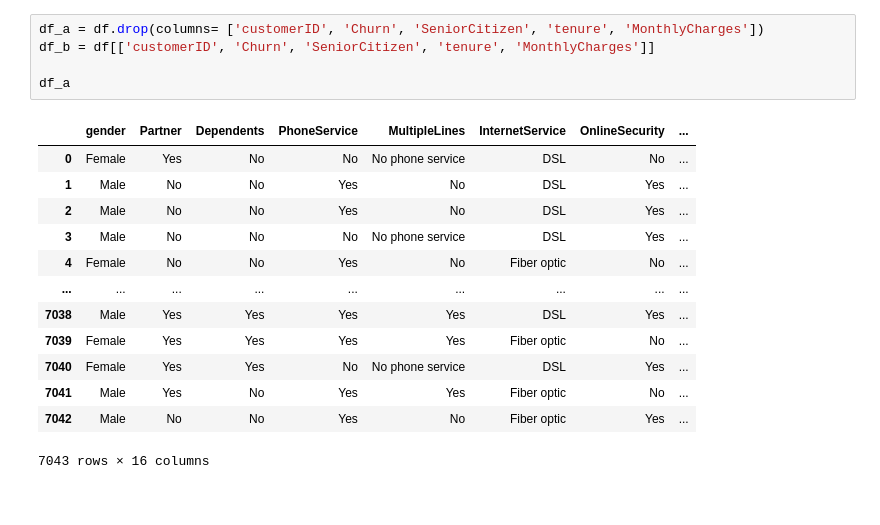
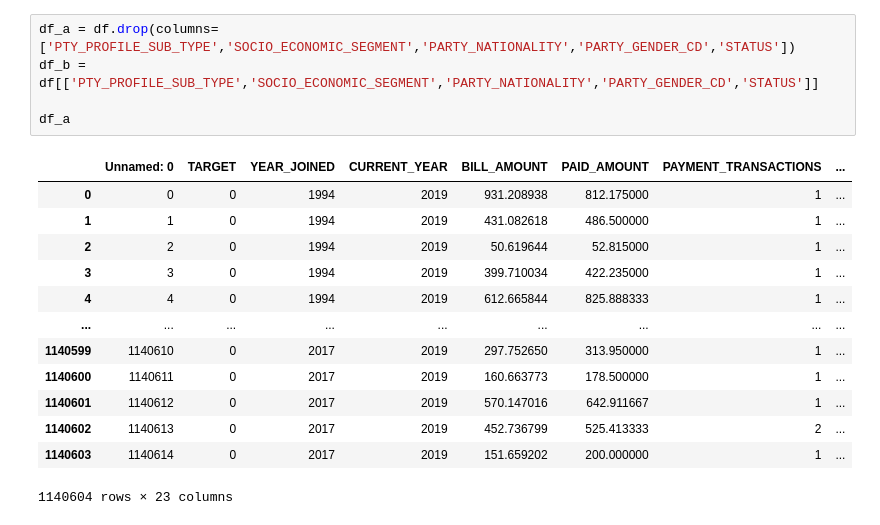
Before and after one commit to new-superuser-alt9193/DeepLearning, a Jupyter notebook: crisp_dm/data_preparation/onehot_encoder.ipynb, the cells around one changed output. Drawn from its saved outputs; the diff is of its cells as text.

```diff
--- a/crisp_dm/data_preparation/onehot_encoder.ipynb
+++ b/crisp_dm/data_preparation/onehot_encoder.ipynb
@@ -25,20 +23,20 @@ df
-# %%
-df_a = df.drop(columns= ['customerID', 'Churn', 'SeniorCitizen', 'tenure', 'MonthlyCharges'])
-df_b = df[['customerID', 'Churn', 'SeniorCitizen', 'tenure', 'MonthlyCharges']]
-
-df_a
-# %% [output]
-|  | gender | Partner | Dependents | PhoneService | MultipleLines | InternetService | OnlineSecurity | ... |
-| 0 | Female | Yes | No | No | No phone service | DSL | No | ... |
-| 1 | Male | No | No | Yes | No | DSL | Yes | ... |
-| 2 | Male | No | No | Yes | No | DSL | Yes | ... |
-| 3 | Male | No | No | No | No phone service | DSL | Yes | ... |
-| 4 | Female | No | No | Yes | No | Fiber optic | No | ... |
-| ... | ... | ... | ... | ... | ... | ... | ... | ... |
-| 7038 | Male | Yes | Yes | Yes | Yes | DSL | Yes | ... |
-| 7039 | Female | Yes | Yes | Yes | Yes | Fiber optic | No | ... |
-| 7040 | Female | Yes | Yes | No | No phone service | DSL | Yes | ... |
-| 7041 | Male | Yes | No | Yes | Yes | Fiber optic | No | ... |
-| 7042 | Male | No | No | Yes | No | Fiber optic | Yes | ... |
-7043 rows × 16 columns
+# %%
+df_a = df.drop(columns= ['PTY_PROFILE_SUB_TYPE','SOCIO_ECONOMIC_SEGMENT','PARTY_NATIONALITY','PARTY_GENDER_CD','STATUS'])
+df_b = df[['PTY_PROFILE_SUB_TYPE','SOCIO_ECONOMIC_SEGMENT','PARTY_NATIONALITY','PARTY_GENDER_CD','STATUS']]
+
+df_a
+# %% [output]
+|  | Unnamed: 0 | TARGET | YEAR_JOINED | CURRENT_YEAR | BILL_AMOUNT | PAID_AMOUNT | PAYMENT_TRANSACTIONS | ... |
+| 0 | 0 | 0 | 1994 | 2019 | 931.208938 | 812.175000 | 1 | ... |
+| 1 | 1 | 0 | 1994 | 2019 | 431.082618 | 486.500000 | 1 | ... |
+| 2 | 2 | 0 | 1994 | 2019 | 50.619644 | 52.815000 | 1 | ... |
+| 3 | 3 | 0 | 1994 | 2019 | 399.710034 | 422.235000 | 1 | ... |
+| 4 | 4 | 0 | 1994 | 2019 | 612.665844 | 825.888333 | 1 | ... |
+| ... | ... | ... | ... | ... | ... | ... | ... | ... |
+| 1140599 | 1140610 | 0 | 2017 | 2019 | 297.752650 | 313.950000 | 1 | ... |
+| 1140600 | 1140611 | 0 | 2017 | 2019 | 160.663773 | 178.500000 | 1 | ... |
+| 1140601 | 1140612 | 0 | 2017 | 2019 | 570.147016 | 642.911667 | 1 | ... |
+| 1140602 | 1140613 | 0 | 2017 | 2019 | 452.736799 | 525.413333 | 2 | ... |
+| 1140603 | 1140614 | 0 | 2017 | 2019 | 151.659202 | 200.000000 | 1 | ... |
+1140604 rows × 23 columns
 # %%
```
Also changed, not shown: parts of 8 cells of this notebook, 1 other file.
